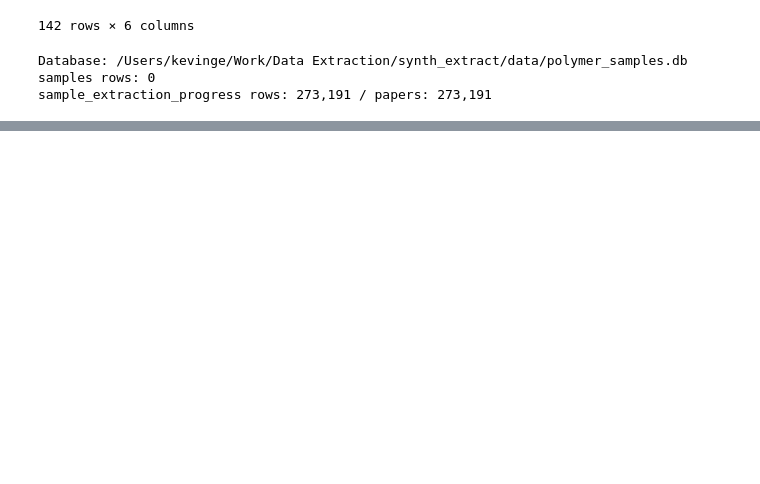
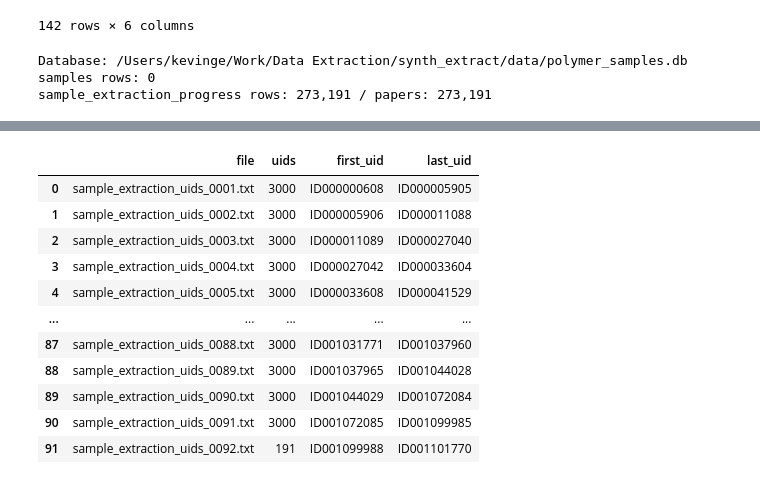
Before and after one commit to kevingeo11/synth_extract, a Jupyter notebook: discovery/test_sample.ipynb, the cells around one changed output, grey strips where cells are left out. Cells and saved outputs as stored; diff of their text form; code cells hidden in the pictures; blank space fills up the shorter version.

Commit message:
sample extraction

```diff
--- a/discovery/test_sample.ipynb
+++ b/discovery/test_sample.ipynb
@@ -537,3 +537,76 @@ print(f"sample_extraction_progress rows: {progress_count:,} / papers: {paper_cou
 Database: /Users/kevinge/Work/Data Extraction/synth_extract/data/polymer_samples.db
 samples rows: 0
 sample_extraction_progress rows: 273,191 / papers: 273,191
+# %%
+# Create sample-extraction UID manifests from pending progress rows.
+samples_db_path = project_root / "data" / "polymer_samples.db"
+uid_manifest_dir = project_root / "data" / "uid_manifest"
+manifest_prefix = "sample_extraction_uids_"
+uids_per_file = 3_000
+
+if not samples_db_path.is_file():
+    raise FileNotFoundError(f"Database not found: {samples_db_path}")
+database_uri = f"{samples_db_path.as_uri()}?mode=ro"
+with closing(sqlite3.connect(database_uri, uri=True, timeout=60)) as conn:
+    conn.execute("PRAGMA query_only = ON")
+    conn.execute("PRAGMA busy_timeout = 60000")
+    pending_uids = [
+        str(row[0])
+        for row in conn.execute(
+            """
+            SELECT paper_uid
+            FROM sample_extraction_progress
+            WHERE status IS NULL OR status = 'pending'
+            ORDER BY paper_uid
+            """
+        )
+    ]
+
+manifest_uids = pending_uids
+if not manifest_uids:
+    raise RuntimeError("No pending sample-extraction UIDs were found")
+if len(manifest_uids) != len(set(manifest_uids)):
+    raise RuntimeError("Pending sample-extraction UIDs are not unique")
+
+uid_manifest_dir.mkdir(parents=True, exist_ok=True)
+for temporary_path in uid_manifest_dir.glob(f"{manifest_prefix}*.txt.tmp"):
+    temporary_path.unlink()
+
+manifest_rows = []
+staged_files = []
+for start in range(0, len(manifest_uids), uids_per_file):
+    chunk = manifest_uids[start : start + uids_per_file]
+    file_number = len(staged_files) + 1
+    final_path = uid_manifest_dir / f"{manifest_prefix}{file_number:04d}.txt"
+    temporary_path = final_path.with_suffix(".txt.tmp")
+    temporary_path.write_text("\n".join(chunk) + "\n", encoding="utf-8")
+    staged_files.append((temporary_path, final_path))
+    manifest_rows.append(
+        {
+            "file": final_path.name,
+            "uids": len(chunk),
+            "first_uid": chunk[0],
+            "last_uid": chunk[-1],
+        }
+    )
+
+written_uid_count = sum(row["uids"] for row in manifest_rows)
+if written_uid_count != len(manifest_uids):
+    raise RuntimeError("The staged manifest UID count is incorrect")
+if any(row["uids"] > uids_per_file for row in manifest_rows):
+    raise RuntimeError("A manifest exceeds the 3,000-UID limit")
+
+# Replace only manifests owned by this cell after staging succeeds.
+for old_path in uid_manifest_dir.glob(f"{manifest_prefix}*.txt"):
+    old_path.unlink()
+for temporary_path, final_path in staged_files:
+    temporary_path.replace(final_path)
+
+sample_manifest_summary = pd.DataFrame(manifest_rows)
+print(f"Manifest directory: {uid_manifest_dir}")
+print(f"Pending progress rows: {len(pending_uids):,}")
+print(f"UIDs written: {len(manifest_uids):,}")
+print(f"Manifest files: {len(staged_files):,}")
+print(f"Maximum UIDs per file: {uids_per_file:,}")
+sample_manifest_summary
+# %% [output]
@@ -539,0 +618,12 @@ sample_extraction_progress rows: 273,191 / papers: 273,191
+|  | file | uids | first_uid | last_uid |
+| 0 | sample_extraction_uids_0001.txt | 3000 | ID000000608 | ID000005905 |
+| 1 | sample_extraction_uids_0002.txt | 3000 | ID000005906 | ID000011088 |
+| 2 | sample_extraction_uids_0003.txt | 3000 | ID000011089 | ID000027040 |
+| 3 | sample_extraction_uids_0004.txt | 3000 | ID000027042 | ID000033604 |
+| 4 | sample_extraction_uids_0005.txt | 3000 | ID000033608 | ID000041529 |
+| ... | ... | ... | ... | ... |
+| 87 | sample_extraction_uids_0088.txt | 3000 | ID001031771 | ID001037960 |
+| 88 | sample_extraction_uids_0089.txt | 3000 | ID001037965 | ID001044028 |
+| 89 | sample_extraction_uids_0090.txt | 3000 | ID001044029 | ID001072084 |
+| 90 | sample_extraction_uids_0091.txt | 3000 | ID001072085 | ID001099985 |
+| 91 | sample_extraction_uids_0092.txt | 191 | ID001099988 | ID001101770 |
```
Also changed, not shown: parts of 3 cells of this notebook, 20 other files.
